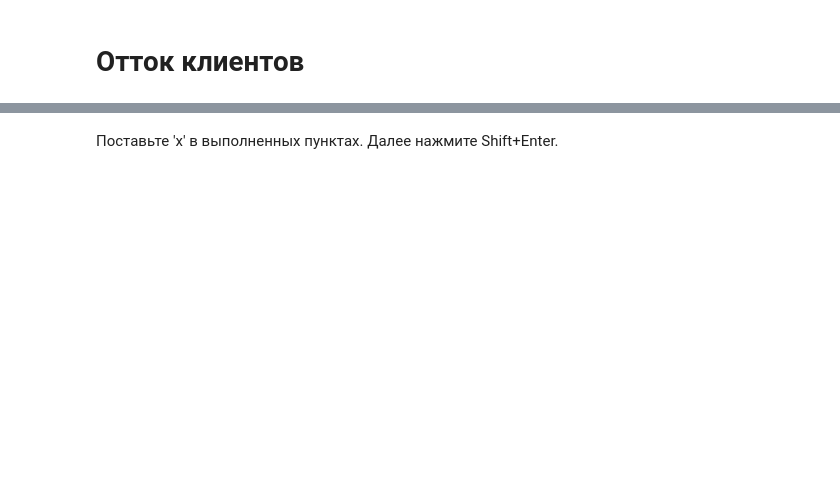
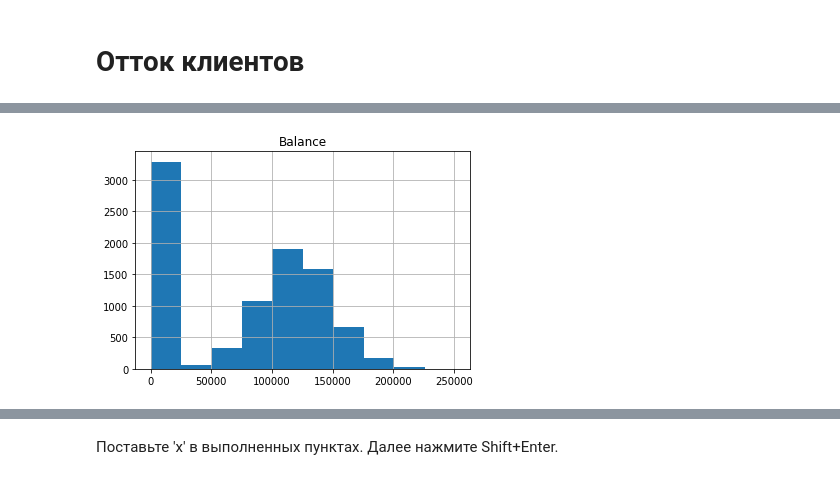
Before and after one commit to akrisanov/data-science-cource, a Jupyter notebook: sprint7/notebook.ipynb, the cells around one changed output, grey strips where cells are left out. Drawn from its saved outputs; the diff is of its cells as text; code cells hidden in the pictures; blank space fills up the shorter version.

```diff
--- a/sprint7/notebook.ipynb
+++ b/sprint7/notebook.ipynb
@@ -22,0 +37,2 @@
+# %%
+data = pd.read_csv('Churn.csv')
@@ -22,0 +104,8 @@
+# %%
+data.dropna(subset = ['Tenure'], inplace = True)
+data['Tenure'] = data['Tenure'].astype('int')
+# %%
+data.hist('Balance')
+plt.show()
+# %% [output]
+[figure, added]
```
Also changed, not shown: parts of 88 cells of this notebook, 1 other file.
